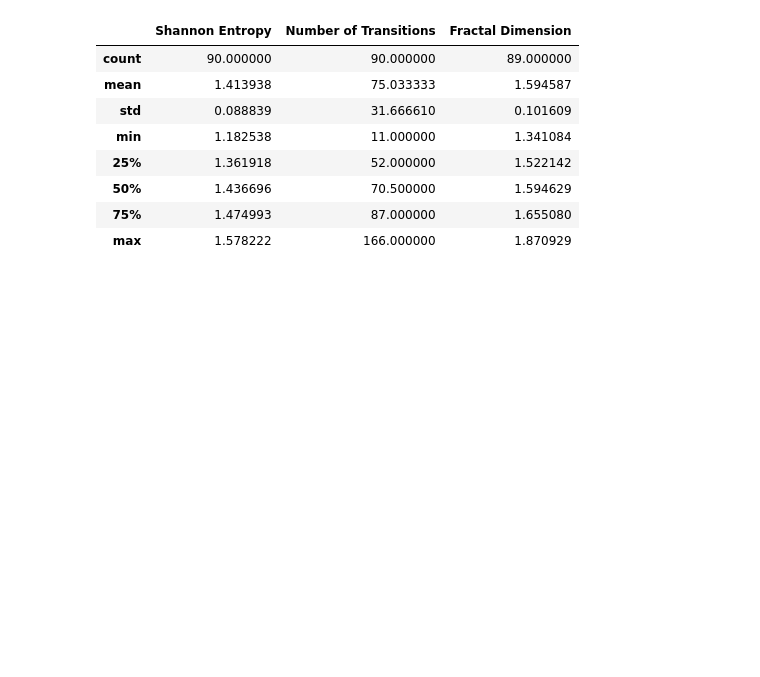
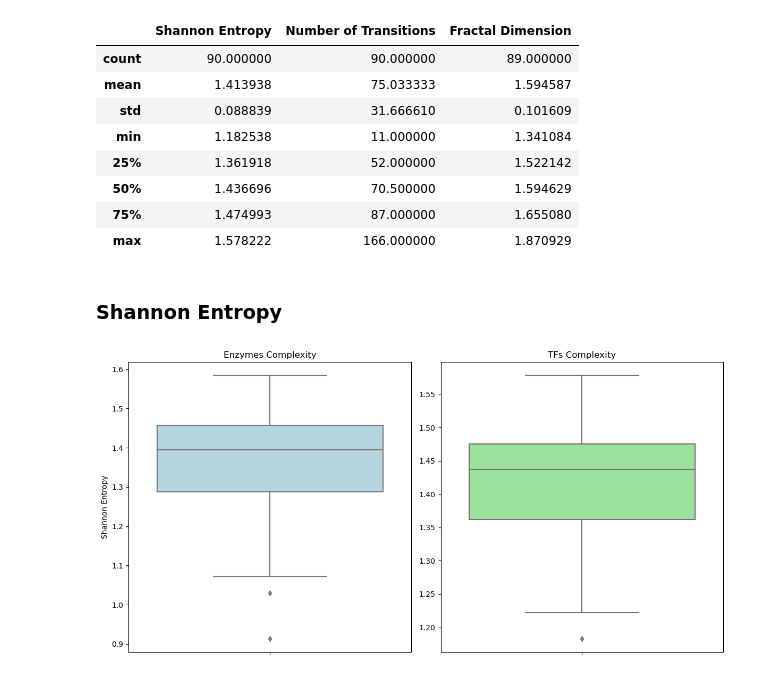
Before and after one commit to MarshalPrime/management_analysis_biological_medical_data, a Jupyter notebook: Result Visualization & analysis/EDA_Protein_complexity.ipynb, the cells around one changed output. Drawn from its saved outputs; the diff is of its cells as text; code cells hidden in the pictures; blank space fills up the shorter version.

```diff
--- a/Result Visualization & analysis/EDA_Protein_complexity.ipynb
+++ b/Result Visualization & analysis/EDA_Protein_complexity.ipynb
@@ -73,3 +73,25 @@ tfs.describe()
 | 50% | 1.436696 | 70.500000 | 1.594629 |
 | 75% | 1.474993 | 87.000000 | 1.655080 |
 | max | 1.578222 | 166.000000 | 1.870929 |
+# %% [markdown]
+### Shannon Entropy
+# %%
+# Create a figure and axis with subplots
+plt.figure(figsize=(12, 6))
+
+# Box plot for Enzymes
+plt.subplot(1, 2, 1)  # 1 row, 2 columns, position 1
+sns.boxplot(y=enzymes['Shannon Entropy'], color='lightblue')
+plt.title('Enzymes Complexity')
+plt.ylabel('Shannon Entropy')
+
+# Box plot for TFs
+plt.subplot(1, 2, 2)  # 1 row, 2 columns, position 2
+sns.boxplot(y=tfs['Shannon Entropy'], color='lightgreen')
+plt.title('TFs Complexity')
+plt.ylabel('')
+
+plt.tight_layout()
+plt.show()
+# %% [output]
+[figure, added]
```
Also changed, not shown: parts of 4 cells of this notebook.
